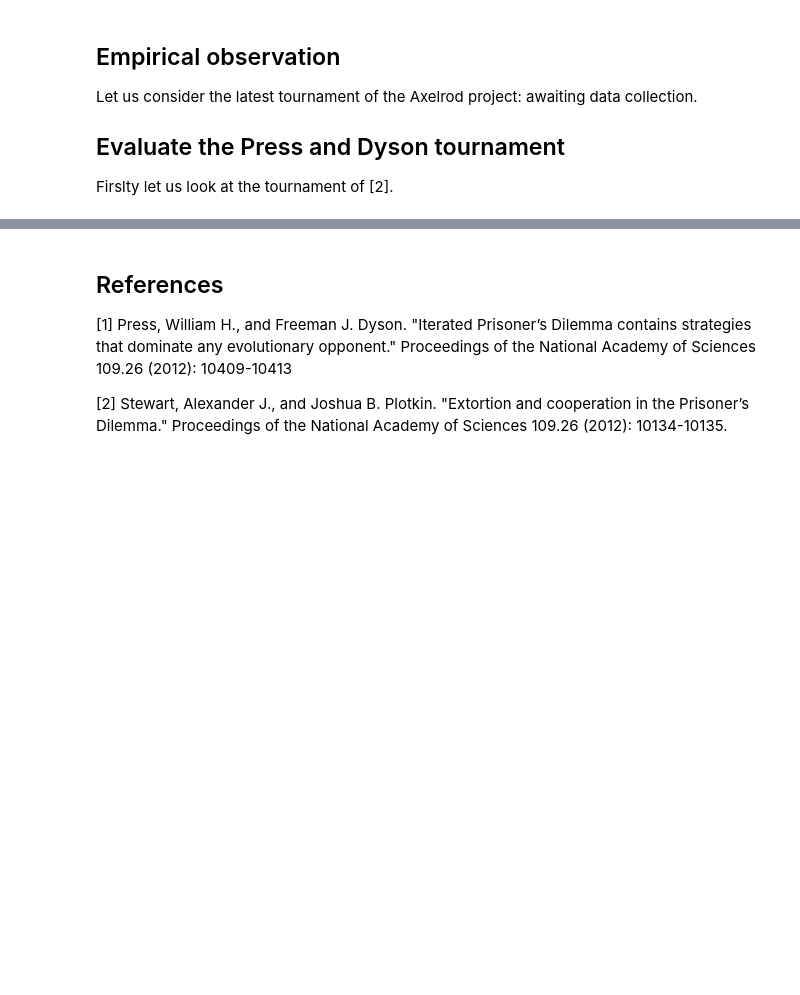
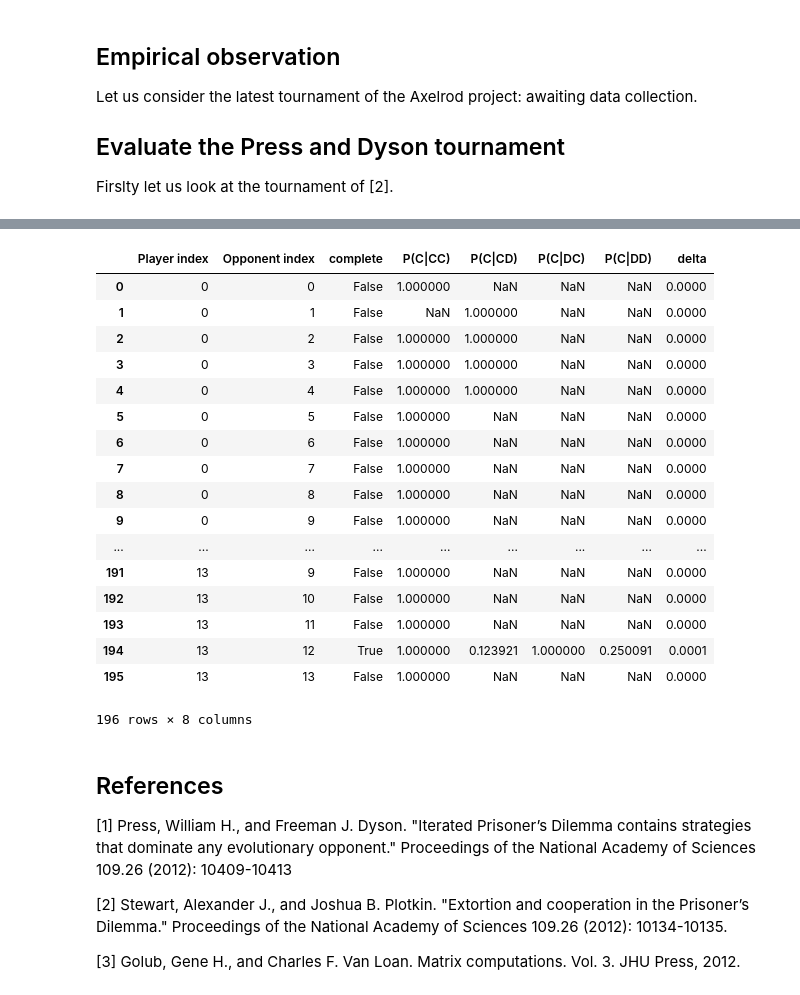
Before and after one commit to drvinceknight/testing_for_ZD, a Jupyter notebook: main.ipynb, the cells around one changed output, grey strips where cells are left out. Cells and saved outputs as stored; diff of their text form; code cells hidden in the pictures; blank space fills up the shorter version.

```diff
--- a/main.ipynb
+++ b/main.ipynb
@@ -276,6 +271,29 @@ df.groupby(["complete"]).describe()
+# %%
+df
+# %% [output]
+|  | Player index | Opponent index | complete | P(C|CC) | P(C|CD) | P(C|DC) | P(C|DD) | delta |
+| 0 | 0 | 0 | False | 1.000000 | NaN | NaN | NaN | 0.0000 |
+| 1 | 0 | 1 | False | NaN | 1.000000 | NaN | NaN | 0.0000 |
+| 2 | 0 | 2 | False | 1.000000 | 1.000000 | NaN | NaN | 0.0000 |
+| 3 | 0 | 3 | False | 1.000000 | 1.000000 | NaN | NaN | 0.0000 |
+| 4 | 0 | 4 | False | 1.000000 | 1.000000 | NaN | NaN | 0.0000 |
+| 5 | 0 | 5 | False | 1.000000 | NaN | NaN | NaN | 0.0000 |
+| 6 | 0 | 6 | False | 1.000000 | NaN | NaN | NaN | 0.0000 |
+| 7 | 0 | 7 | False | 1.000000 | NaN | NaN | NaN | 0.0000 |
+| 8 | 0 | 8 | False | 1.000000 | NaN | NaN | NaN | 0.0000 |
+| 9 | 0 | 9 | False | 1.000000 | NaN | NaN | NaN | 0.0000 |
+| ... | ... | ... | ... | ... | ... | ... | ... | ... |
+| 191 | 13 | 9 | False | 1.000000 | NaN | NaN | NaN | 0.0000 |
+| 192 | 13 | 10 | False | 1.000000 | NaN | NaN | NaN | 0.0000 |
+| 193 | 13 | 11 | False | 1.000000 | NaN | NaN | NaN | 0.0000 |
+| 194 | 13 | 12 | True | 1.000000 | 0.123921 | 1.000000 | 0.250091 | 0.0001 |
+| 195 | 13 | 13 | False | 1.000000 | NaN | NaN | NaN | 0.0000 |
+196 rows × 8 columns
 # %% [markdown]
 ## References
 
 [1] Press, William H., and Freeman J. Dyson. "Iterated Prisoner’s Dilemma contains strategies that dominate any evolutionary opponent." Proceedings of the National Academy of Sciences 109.26 (2012): 10409-10413
 
 [2] Stewart, Alexander J., and Joshua B. Plotkin. "Extortion and cooperation in the Prisoner’s Dilemma." Proceedings of the National Academy of Sciences 109.26 (2012): 10134-10135.
+
+[3] Golub, Gene H., and Charles F. Van Loan. Matrix computations. Vol. 3. JHU Press, 2012.
```
Also changed, not shown: parts of 6 cells of this notebook, 1 other file.
